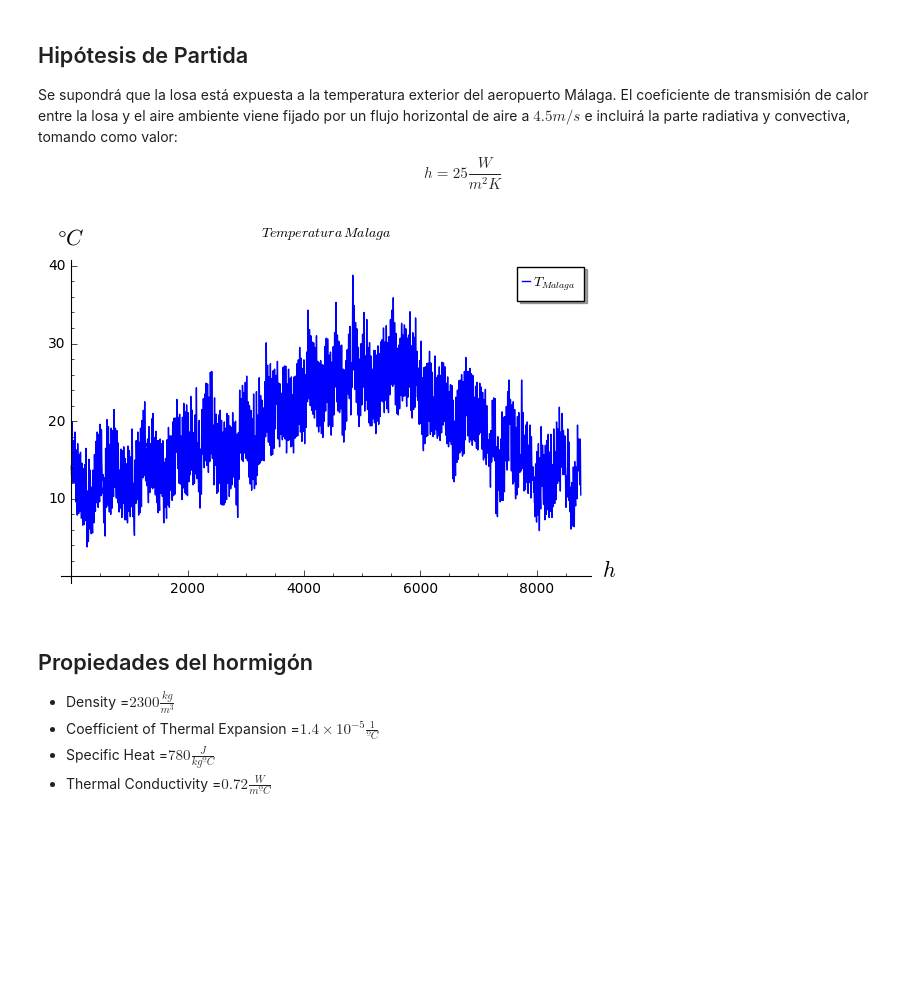
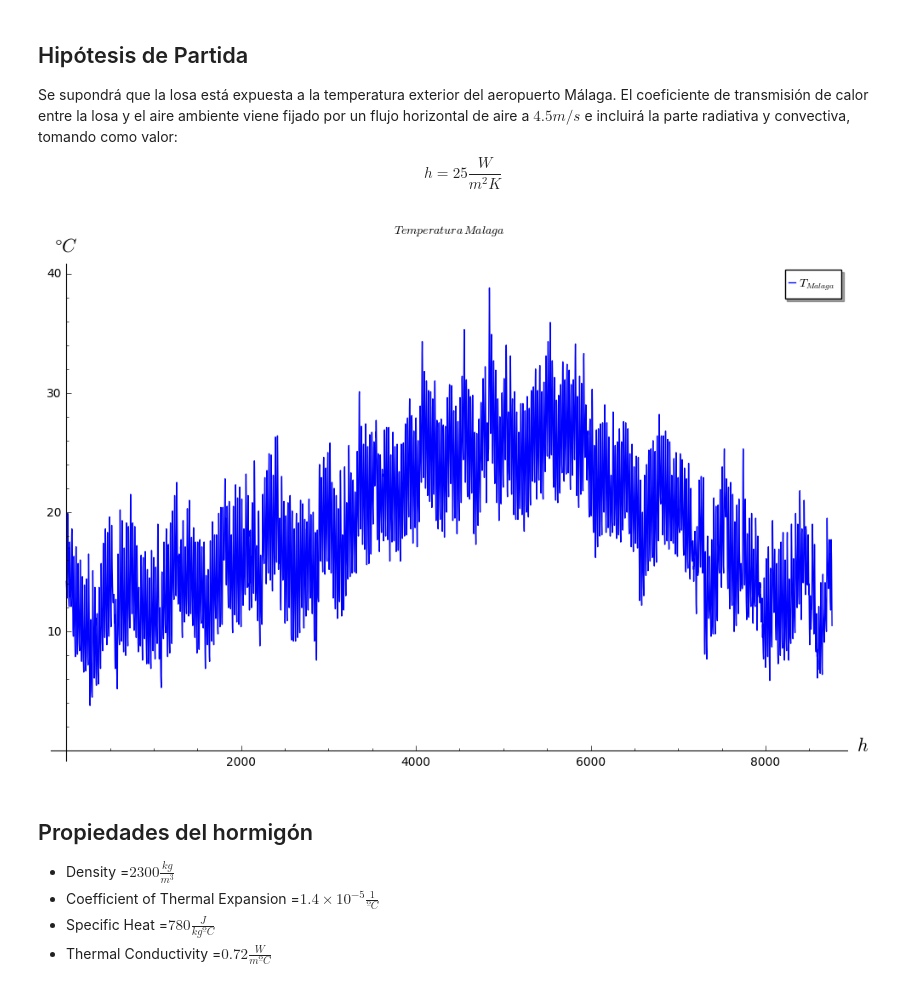
Before and after one commit to BestiaParda/TemperaturaLosa, a Jupyter notebook: TemperaturaLosa.ipynb, the cells around one changed output. Saved outputs shown, nothing was run; the diff lists cells and outputs as text; code cells hidden in the pictures; blank space fills up the shorter version.

```diff
--- a/TemperaturaLosa.ipynb
+++ b/TemperaturaLosa.ipynb
@@ -12,24 +12,24 @@ El coeficiente de transmisión de calor entre la losa y el aire ambiente viene f
 # %%
 import csv
 file='Malaga.csv'
 reader=csv.reader(open(file))
 L=[]
 x_hora=[]
 y_temperatura=[]
 
 for row in reader:
     L.append(row)
 
 for row in L:
     x_hora.append(row[1])
     y_temperatura.append(row[6])
 
 
-graf1=line(zip(x_hora,y_temperatura),axes_labels =['$h$','$\degree$$C$'],legend_label='$T_{Malaga}$',title='$Temperatura\,Malaga$')
+graf1=line(zip(x_hora,y_temperatura),axes_labels =['$h$','$\degree$$C$'],legend_label='$T_{Malaga}$',title='$Temperatura\,Malaga$',figsize=10)
 graf1.set_axes_range(0, 8760, 0, 40)
 show (graf1)
 # %% [output]
-[figure, old version]
+[figure, new version]
 # %% [markdown]
 ## Propiedades del hormigón
 
```
Also changed, not shown: parts of 1 cell of this notebook.
